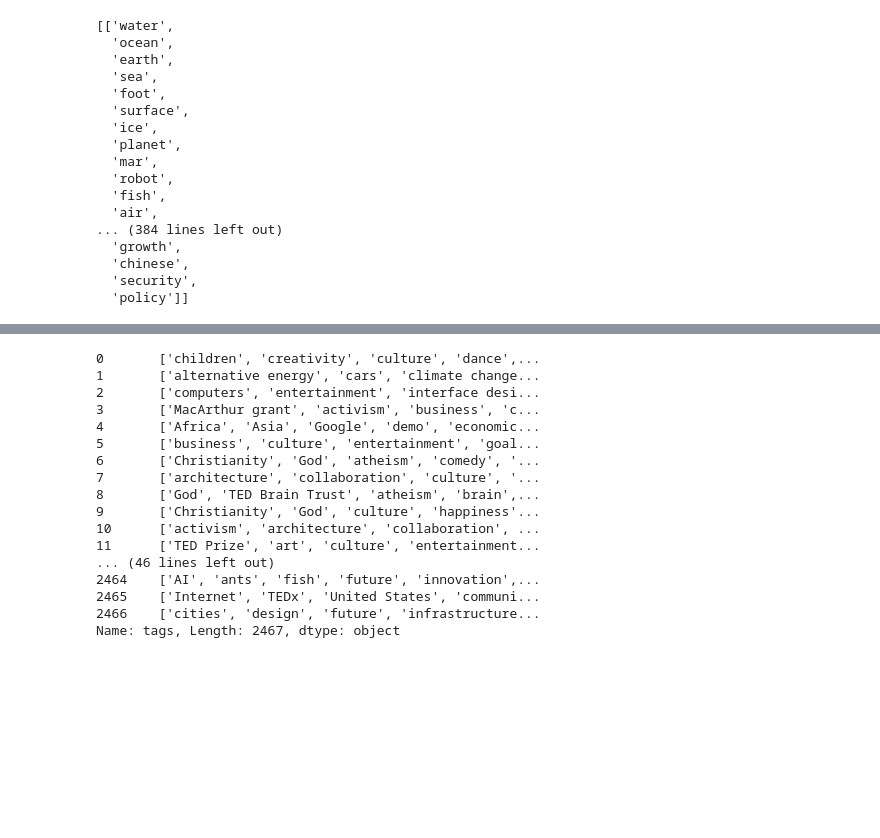
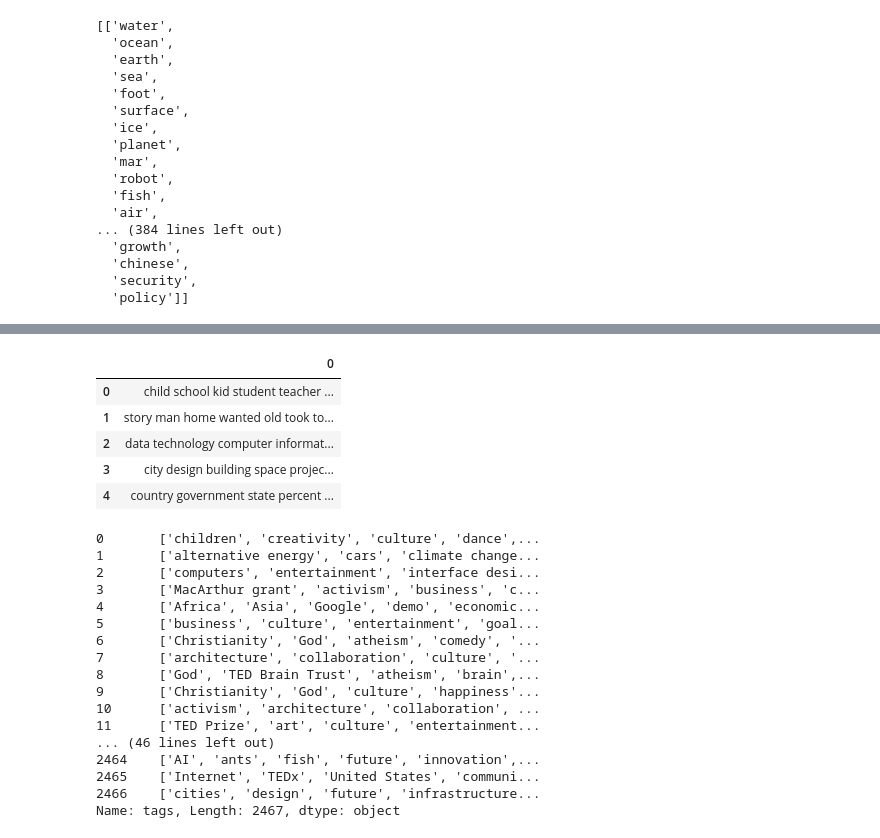
Before and after one commit to robinleoknauth/NLP_project, a Jupyter notebook: NLP_topic_modeling.ipynb, the cells around one changed output, grey strips where cells are left out. Drawn from its saved outputs; the diff is of its cells as text; code cells hidden in the pictures; blank space fills up the shorter version.

```diff
--- a/NLP_topic_modeling.ipynb
+++ b/NLP_topic_modeling.ipynb
@@ -261,0 +266,15 @@ tsne_labels.head(7)
+# %%
+topic_names = tsne_labels
+
+for i in list( range(0, len(topics_lda))):
+    topic_names[topic_names == i] = ' '.join(topics_lda[ i ])
+
+
+topic_names.head()
+# %% [output]
+|  | 0 |
+| 0 | child school kid student teacher ... |
+| 1 | story man home wanted old took to... |
+| 2 | data technology computer informat... |
+| 3 | city design building space projec... |
+| 4 | country government state percent ... |
```
Also changed, not shown: parts of 18 cells of this notebook, 5 other files.
